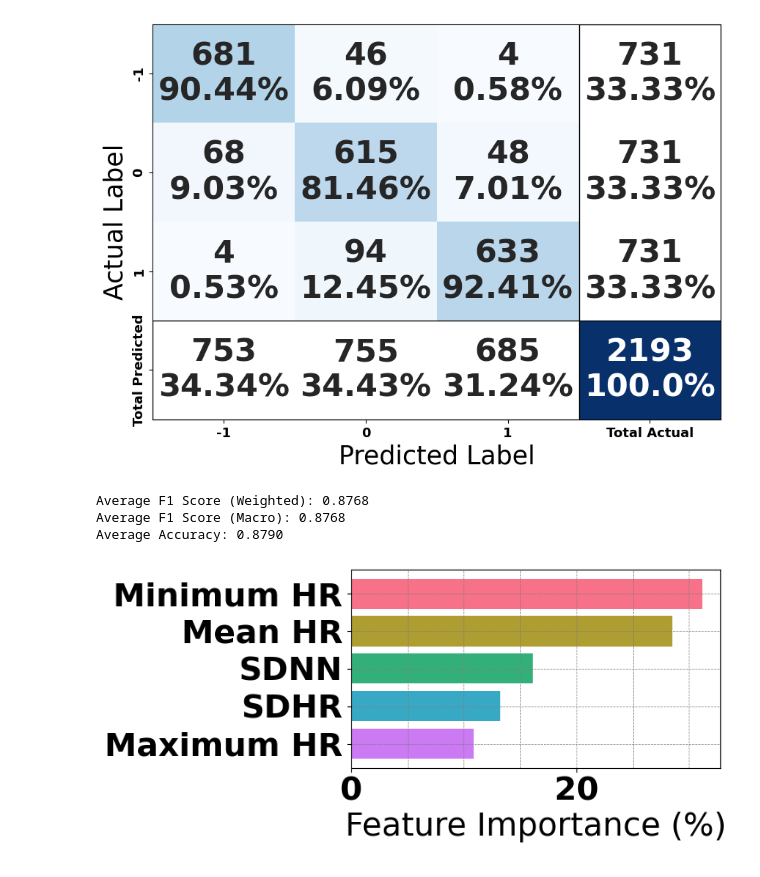
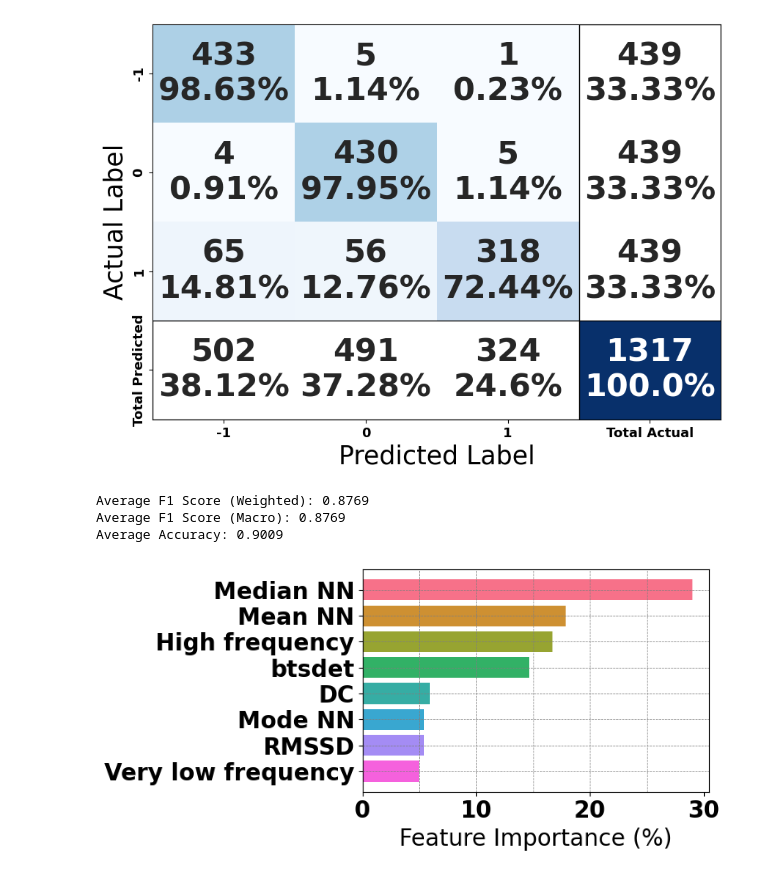
Before and after one commit to WeitaoTang-GitHub/Advancing-Fetal-Surveillance-with-Physiological-Sensing-Detecting-Hypoxia-in-Fetal-Sheep, a Jupyter notebook: Paper display.ipynb, the cells around one changed output. Cells and saved outputs as stored; diff of their text form; code cells hidden in the pictures.

```diff
--- a/Paper display.ipynb
+++ b/Paper display.ipynb
@@ -106,14 +104,22 @@ import seaborn as sns
 
 # Updated feature importance ranking for XGBoost
 importances_xgb = np.array([
-    0.33821457624435425, 0.17083388566970825, 0.12430162727832794,
-    0.12027617543935776, 0.08832794427871704, 0.0838301032781601,
-    0.07421577721834183
+    0.19687828421592712, 0.16577188670635223, 0.12819203734397888,
+    0.11094323545694351, 0.08344634622335434, 0.060661666095256805,
+    0.04255983978509903, 0.03226360306143761, 0.029366692528128624,
+    0.027946311980485916, 0.02579140104353428, 0.022421332076191902,
+    0.01962929591536522, 0.019561588764190674, 0.018757391721010208,
+    0.01580916717648506
 ])
+
 best_features_xgb = np.array([
-    'Absolute Beta Power', 'Multiscale Entropy', 'Mean HR', 'Minimum HR', 'Mean Amplitude',
-     'Median Amplitude', 'Low Frequency Power'
+    'Absolute beta power', 'Median NN', 'Mean NN', 'btsdet',
+    'Relative beta power', 'Multiscale entropy', 'RMS amplitude',
+    'Sample entropy', 'Very low frequency', 'Median power',
+    'Maximum amplitude', 'Low relative power', 'Low power',
+    'PNN3', 'PFD', 'Skewness NN'
 ])
+
 indices_xgb = np.argsort(importances_xgb)[::-1]
 feature_ranking_xgb = {best_features_xgb[i]: importances_xgb[i] for i in indices_xgb}
 
@@ -127,8 +133,9 @@ importances_xgb_perc = [(imp / total_importance_xgb) * 100 for imp in importance
 
 # Increase font size
 plt.rcParams.update({'font.size': 27, 'font.weight': 'bold'})  # Adjust the font size here
+
 # Plot feature importance for XGBoost
-plt.figure(figsize=(10, 6))
+plt.figure(figsize=(12, 8))
 colors = sns.color_palette('husl', len(best_features_xgb))
 plt.barh(range(len(best_features_xgb)), importances_xgb_perc, color=colors, align='center')
 plt.yticks(range(len(best_features_xgb)), best_features_xgb[indices_xgb])
@@ -143,7 +150,7 @@ for x in np.arange(0, max(importances_xgb_perc) + 1, 5):
 
 plt.gca().invert_yaxis()  # Invert y-axis to have the most important feature at the top
 plt.tight_layout()
-plt.savefig("E:/IEEE Sensor/Figures/XGBoost_all.png")
+plt.savefig("D:/IEEE Sensor New/Figures/XGBoost_all.png")
 plt.show()
 # %% [output]
 Feature ranking (XGBoost):
@@ -158,6 +174,6 @@ Low Frequency Power: 0.07421577721834183
 # %%
 # Load the confusion matrices from the pickle file
-with open("E:/IEEE Sensor/IEEE Sensor Xlsx Data/xgb_confusion_matrices.pkl", "rb") as f:
+with open("D:/IEEE Sensor New/pkl_file/xgb_confusion_matrices.pkl", "rb") as f:
     confusion_matrices = pickle.load(f)
 
 # Aggregate confusion matrices
@@ -165,7 +181,7 @@ aggregated_cm = np.sum(confusion_matrices, axis=0)
 labels = [-1, 0, 1]
 
 # Plot the aggregated confusion matrix
-plot_confusion_matrix(aggregated_cm, labels, title='', filename='E:/IEEE Sensor/Figures/xgb_confusion_matrices.png')
+plot_confusion_matrix(aggregated_cm, labels, title='', filename='D:/IEEE Sensor New/Figures/xgb_confusion_matrices.png')
 
 # Calculate and print the average F1 scores and accuracy
 average_f1_weighted, average_f1_macro, average_accuracy = calculate_metrics(confusion_matrices)
@@ -173,47 +189,53 @@ print(f'Average F1 Score (Weighted): {average_f1_weighted:.4f}')
 print(f'Average F1 Score (Macro): {average_f1_macro:.4f}')
 print(f'Average Accuracy: {average_accuracy:.4f}')
 # %% [output]
-[figure, old version]
+[figure, new version]
-Average F1 Score (Weighted): 0.8768
-Average F1 Score (Macro): 0.8768
-Average Accuracy: 0.8790
+Average F1 Score (Weighted): 0.8769
+Average F1 Score (Macro): 0.8769
+Average Accuracy: 0.9009
 # %%
 import matplotlib.pyplot as plt
 import numpy as np
 import seaborn as sns
 
 # Updated feature ranking (XGBoost)
-features_xgb = ['Minimum HR', 'Mean HR', 'SDNN', 'SDHR', 'Maximum HR']
+features_xgb = ['Median NN', 'Mean NN', 'High frequency', 'btsdet',
+                'DC', 'Mode NN', 'RMSSD', 'Very low frequency']
+
 importances_xgb = [
-    0.3121756911277771, 0.2854834496974945, 0.16105619072914124,
-    0.1325186938047409, 0.1087660863995552
+    0.29023265838623047, 0.17844733595848083, 0.167237788438797,
+    0.14690840244293213, 0.059536296874284744, 0.054114919155836105,
+    0.05388447269797325, 0.04963809251785278
 ]
 
 # Convert importances to percentages
-importances_xgb_perc = [imp * 100 for imp in importances_xgb]
+total_importance_xgb = sum(importances_xgb)
+importances_xgb_perc = [(imp / total_importance_xgb) * 100 for imp in importances_xgb]
 
 # Increase font size
-plt.rcParams.update({'font.size': 27, 'font.weight': 'bold'})  # Adjust the font size here
+plt.rcParams.update({'font.size': 20, 'font.weight': 'bold'})  # Adjust the font size here
 plt.figure(figsize=(8, 4))
-#plt.title("Feature Importance (XGBoost), use ECG")
+
+# Use seaborn color palette
 colors = sns.color_palette('husl', len(features_xgb))
+
+# Plot feature importance
 plt.barh(range(len(features_xgb)), importances_xgb_perc, color=colors, align='center')
 plt.yticks(range(len(features_xgb)), features_xgb)
 plt.xlabel('Feature Importance (%)')
-#plt.ylabel('Feature')
 
 # Add more crosshair lines
 for i in range(len(features_xgb)):
     plt.axhline(y=i, color='grey', linestyle='--', linewidth=0.5)  # Horizontal lines
 
 for x in np.arange(0, max(importances_xgb_perc), 5):
     plt.axvline(x=x, color='grey', linestyle='--', linewidth=0.5)  # Vertical lines
 
 plt.gca().invert_yaxis()  # Invert y-axis to have the most important feature at the top
 plt.tight_layout()
-plt.savefig("E:/IEEE Sensor/Figures/XGBoost_ECG.png")
+plt.savefig("D:/IEEE Sensor New/Figures/XGBoost_ECG.png")
 plt.show()
 # %% [output]
-[figure, old version]
+[figure, new version]
 # %%
 # Load the confusion matrices from the pickle file
```
Also changed, not shown: parts of 4 cells of this notebook, 48 other files.
